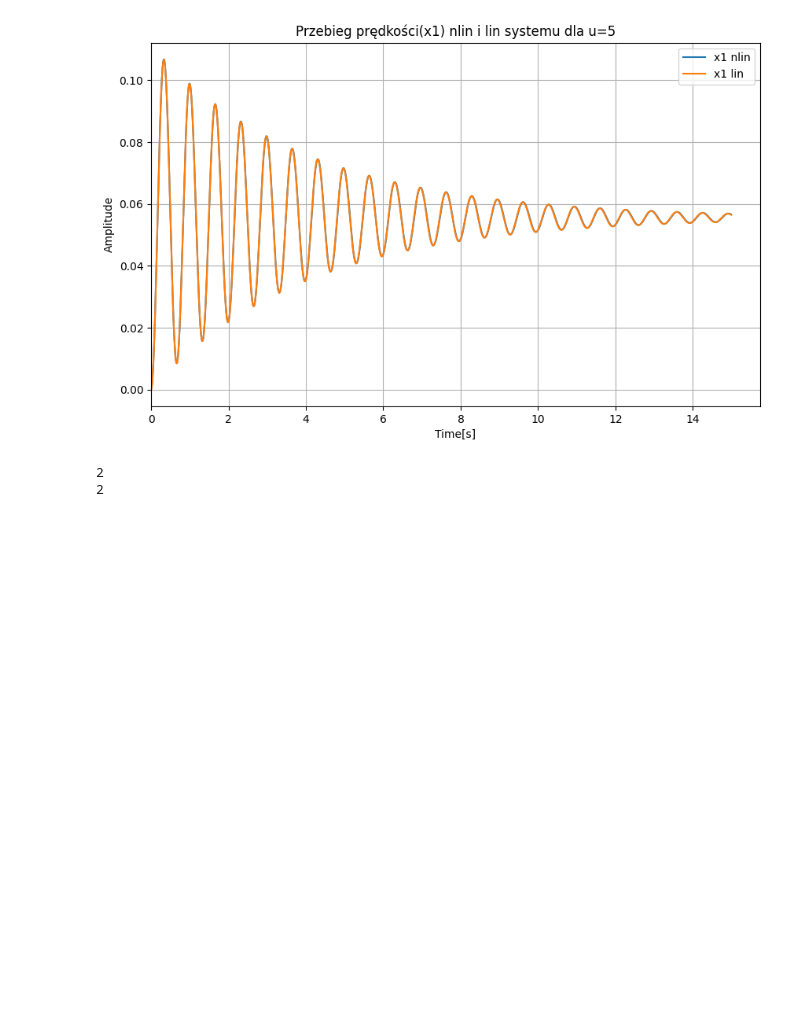
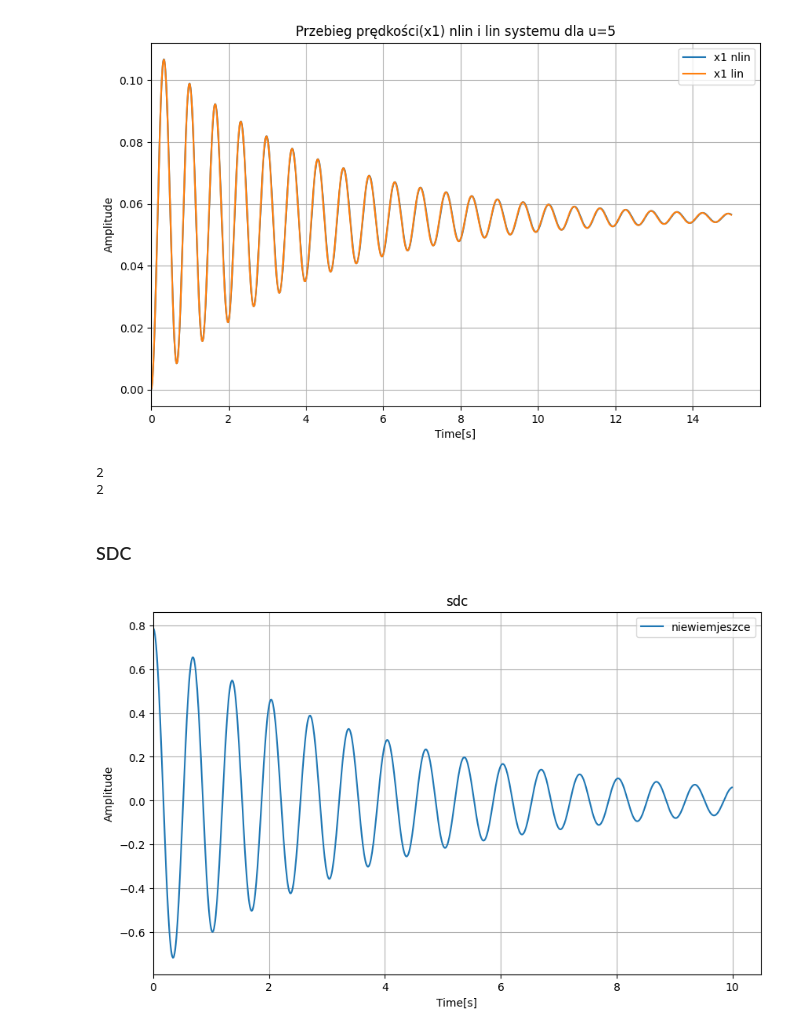
Before and after one commit to Piotr-Bednarek/ZadaniaSem5Laby, a Jupyter notebook: uso/lab10.ipynb, the cells around one changed output. Cells and saved outputs as stored; diff of their text form; code cells hidden in the pictures; blank space fills up the shorter version.

```diff
--- a/uso/lab10.ipynb
+++ b/uso/lab10.ipynb
@@ -139,3 +142,53 @@ print(nplin.matrix_rank(k))
 # %% [output]
 2
 2
+# %% [markdown]
+### SDC
+# %%
+# Parametry układu
+m, l, J, g, d = 9.0, 1.0, 1.0, 10.0, 0.5
+t_inc = 0.01
+t_sim = np.arange(0, 10, t_inc)
+
+# Warunki początkowe [cite: 249]
+x_0 = [np.pi/4, 0] # x1 = theta, x2 = theta_dot
+results_sdc = [x_0]
+
+curr_x = x_0
+
+for i in range(len(t_sim) - 1):
+    x1, x2 = curr_x
+
+    # Parametryzacja SDC - macierz A zależna od stanu [cite: 245]
+    # Obsługa granicy sin(x)/x dla x -> 0 [cite: 246]
+    if abs(x1) < 1e-6:
+        a21 = -(m * g * l) / J
+    else:
+        a21 = -(m * g * l / J) * (np.sin(x1) / x1)
+
+    A = [[0, 1],
+         [a21, -d/J]]
+    B = [[0], [1/J]]
+    C = [[1, 0], [0, 1]]
+    D = [[0], [0]]
+
+    # Definicja systemu liniowego w danej chwili
+    sys = signal.StateSpace(A, B, C, D)
+
+    # Symulacja jednego kroku [cite: 259]
+    # Podajemy [0, t_inc], aby lsim2 wyliczył zmianę w małym przedziale czasu
+    t_step = [0, t_inc]
+    u_step = [0, 0] # zerowe wymuszenie zgodnie z zadaniem [cite: 249]
+
+    _, _, x_out = signal.lsim(sys, U=u_step, T=t_step, X0=curr_x)
+
+    # Aktualizacja stanu dla kolejnej iteracji [cite: 257]
+    curr_x = x_out[-1]
+    results_sdc.append(curr_x)
+
+# Konwersja do tablicy dla wykresów
+results_sdc = np.array(results_sdc)
+
+plot_sets("sdc",[t_sim,results_sdc[:,0],'niewiemjeszce'])
+# %% [output]
+[figure, added]
```
Also changed, not shown: parts of 2 cells of this notebook.
